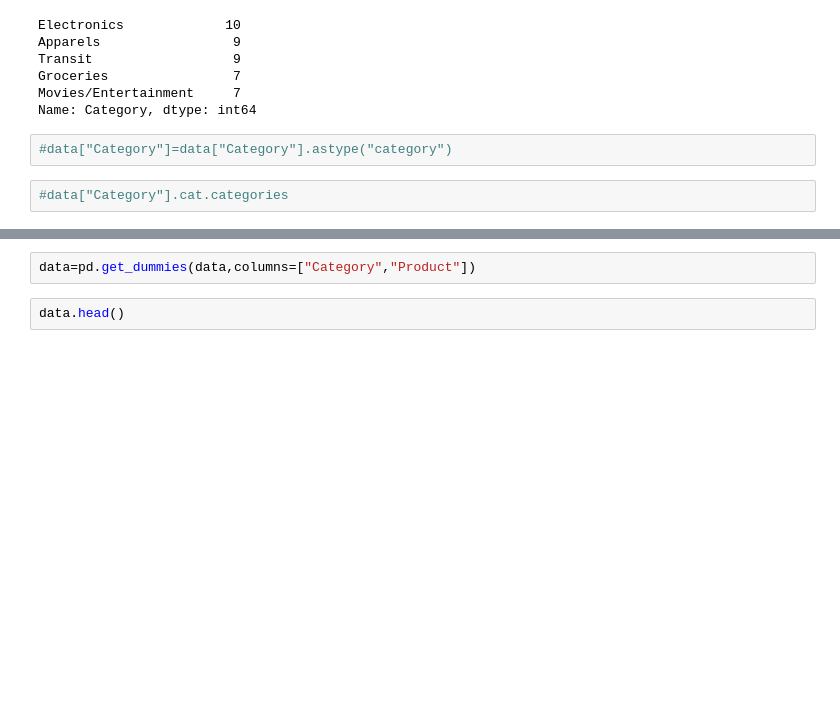
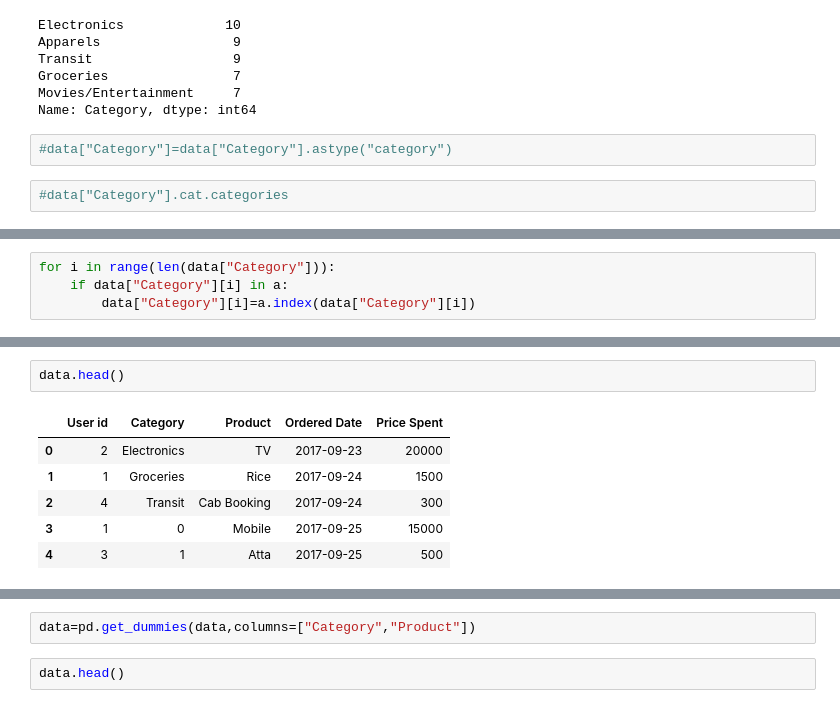
Before and after one commit to sindhushap/My_First_project1, a Jupyter notebook: Untitled.ipynb, the cells around one changed output, grey strips where cells are left out. Cells and saved outputs as stored; diff of their text form; blank space fills up the shorter version.

```diff
--- a/Untitled.ipynb
+++ b/Untitled.ipynb
@@ -265,0 +289,4 @@ SyntaxError: invalid syntax (<ipython-input-179-10de034aa29c>, line 1)
+# %%
+for i in range(len(data["Category"])):
+    if data["Category"][i] in a:
+        data["Category"][i]=a.index(data["Category"][i])
@@ -265,0 +345,9 @@ SyntaxError: invalid syntax (<ipython-input-179-10de034aa29c>, line 1)
+# %%
+data.head()
+# %% [output]
+|  | User id | Category | Product | Ordered Date | Price Spent |
+| 0 | 2 | Electronics | TV | 2017-09-23 | 20000 |
+| 1 | 1 | Groceries | Rice | 2017-09-24 | 1500 |
+| 2 | 4 | Transit | Cab Booking | 2017-09-24 | 300 |
+| 3 | 1 | 0 | Mobile | 2017-09-25 | 15000 |
+| 4 | 3 | 1 | Atta | 2017-09-25 | 500 |
```
Also changed, not shown: parts of 31 cells of this notebook.
